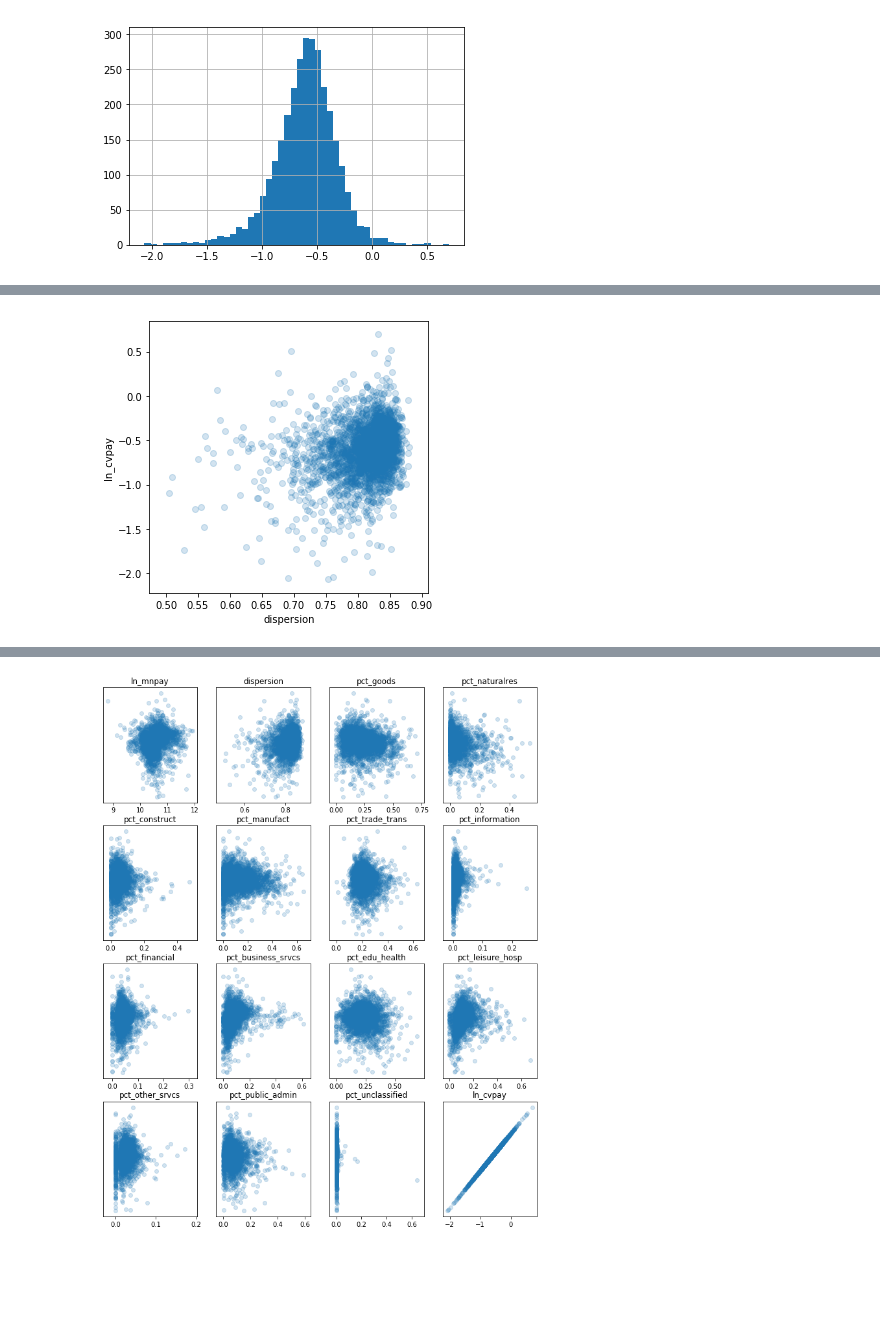
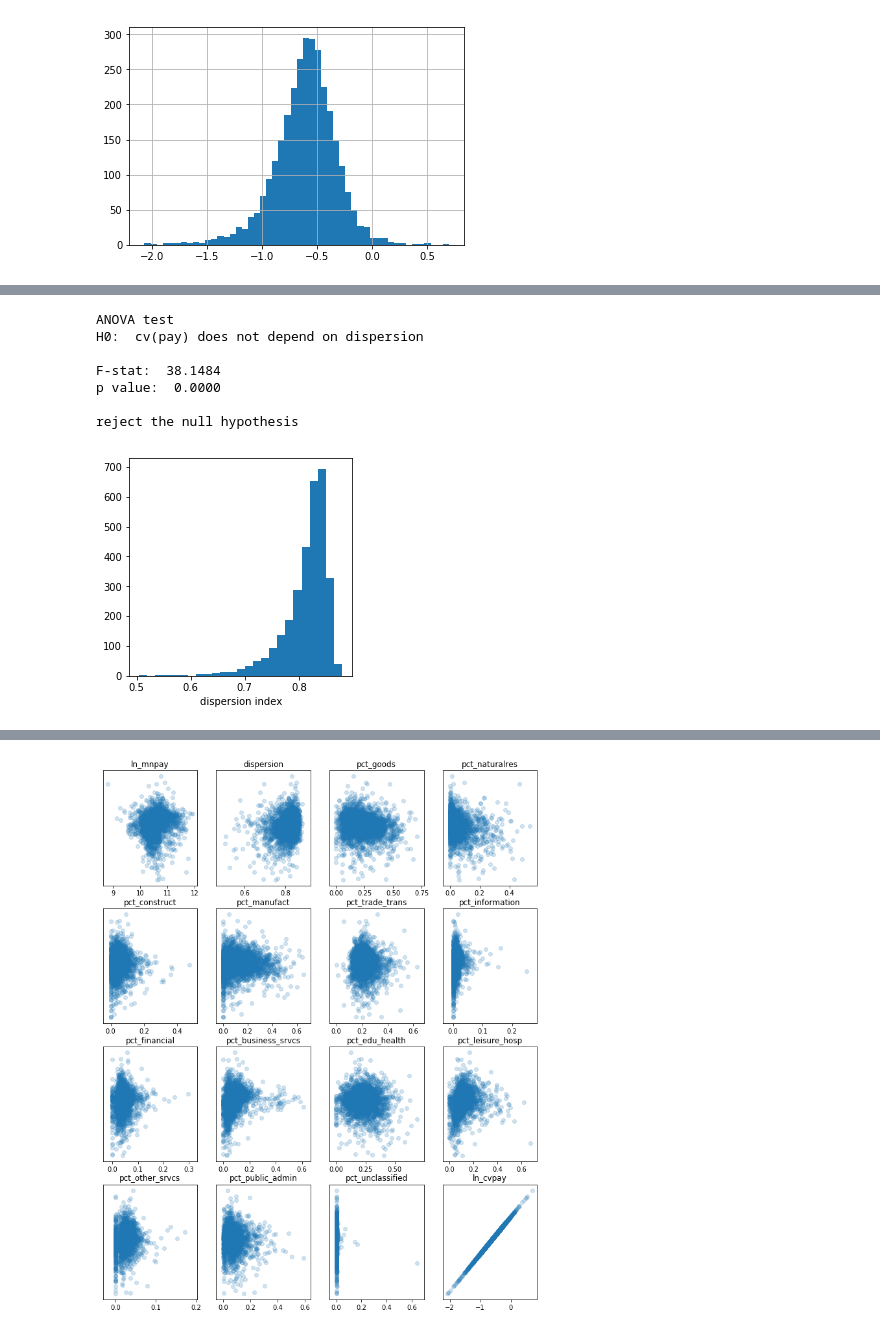
Before and after one commit to ewdowiak/qcew_income-inequality, a Jupyter notebook: 02_qcew2019_analysis.ipynb, the cells around one changed output, grey strips where cells are left out. Cells and saved outputs as stored; diff of their text form; code cells hidden in the pictures; blank space fills up the shorter version.

```diff
--- a/02_qcew2019_analysis.ipynb
+++ b/02_qcew2019_analysis.ipynb
@@ -139,10 +149,10 @@ axes.set_ylabel('cv_pay');
 # %%
 qcew['mn_pay_buckets'] = pd.cut(qcew['mn_pay'], [0,20000,40000,60000,80000,500000],
-                                labels=['< 20','20-40','40-60','60-80','> 80'])
+                                labels=['< 20','20-39','40-59','60-79','> 80'])
 
 mnpay_cvpay = qcew.groupby('mn_pay_buckets')['cv_pay'].mean()
 
-fig, axes = plt.subplots(figsize = (5, 5))
+fig, axes = plt.subplots(figsize = (4, 4))
 axes.bar(mnpay_cvpay.index, mnpay_cvpay.values);
 axes.set_xlabel('average income')
 axes.set_ylabel('coeff. of variation of income');
@@ -151,7 +228,30 @@ axes.set_ylabel('coeff. of variation of income');
+# %%
+##  run an ANOVA test
+ftest = st.f_oneway(
+    qcew['cv_pay'][qcew['dispers_buckets'] == '< .60'].dropna(),
+    qcew['cv_pay'][qcew['dispers_buckets'] == '.60-.69'].dropna(),
+    qcew['cv_pay'][qcew['dispers_buckets'] == '.70-.79'].dropna(),
+    qcew['cv_pay'][qcew['dispers_buckets'] == '.80-.89'].dropna())
+
+##  print test results
+print('ANOVA test')
+print('H0:  cv(pay) does not depend on dispersion')
+print()
+print('F-stat:  ' + str("{:.4f}".format(ftest.statistic)))
+print('p value:  ' + str("{:.4f}".format(ftest.pvalue)))
+print()
+print('reject the null hypothesis')
+# %% [output]
+ANOVA test
+H0:  cv(pay) does not depend on dispersion
+
+F-stat:  38.1484
+p value:  0.0000
+
+reject the null hypothesis
 # %%
-fig, axes = plt.subplots(figsize = (5, 5))
-axes.scatter(qcew['dispersion'], qcew['ln_cvpay'], alpha = 0.2)
-axes.set_xlabel('dispersion')
-axes.set_ylabel('ln_cvpay');
+fig, axes = plt.subplots(figsize = (4, 4))
+axes.hist(qcew['dispersion'],bins=25);
+axes.set_xlabel('dispersion index');
 # %% [output]
-[figure, old version]
+[figure, new version]
```
Also changed, not shown: parts of 29 cells of this notebook, 10 other files.
